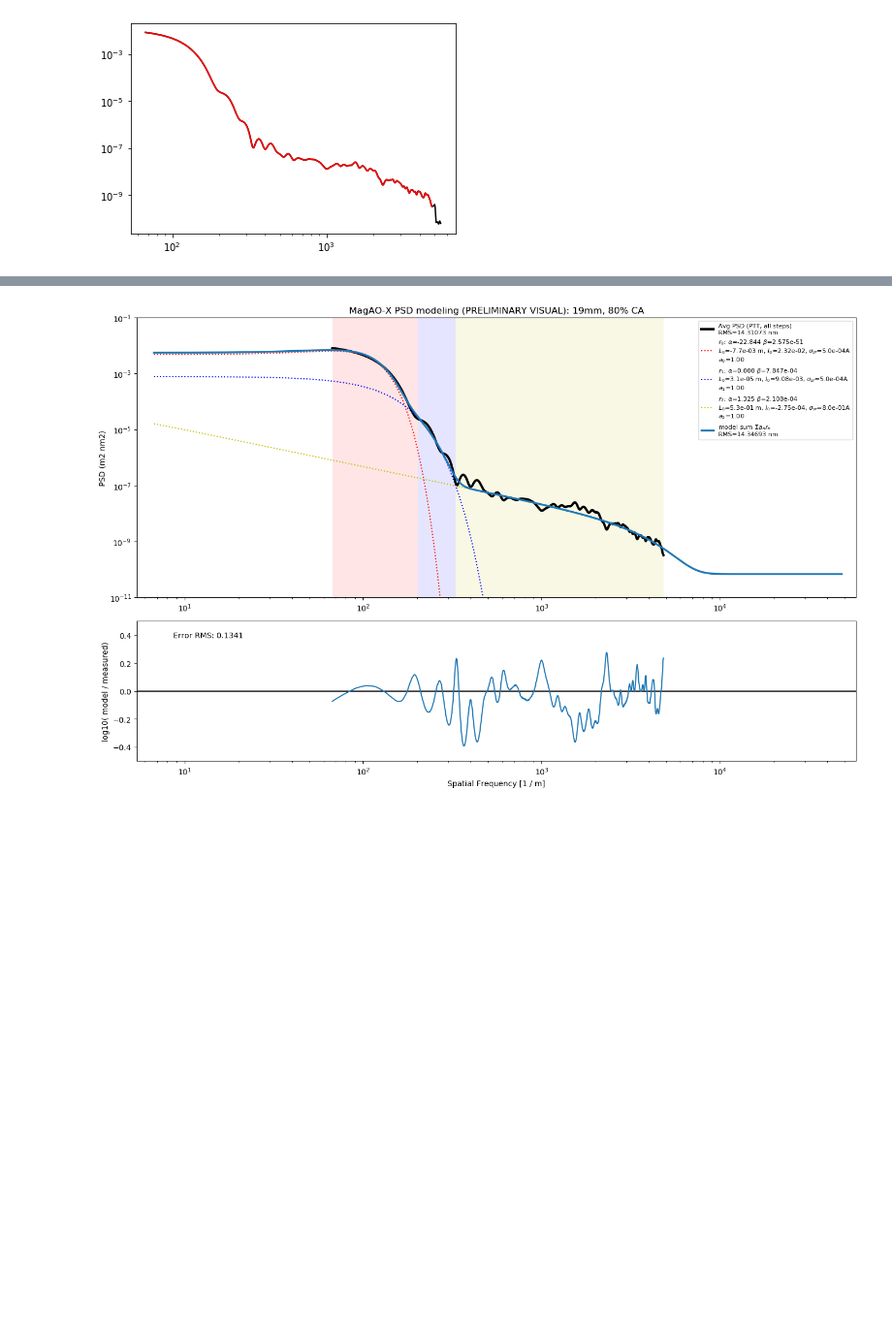
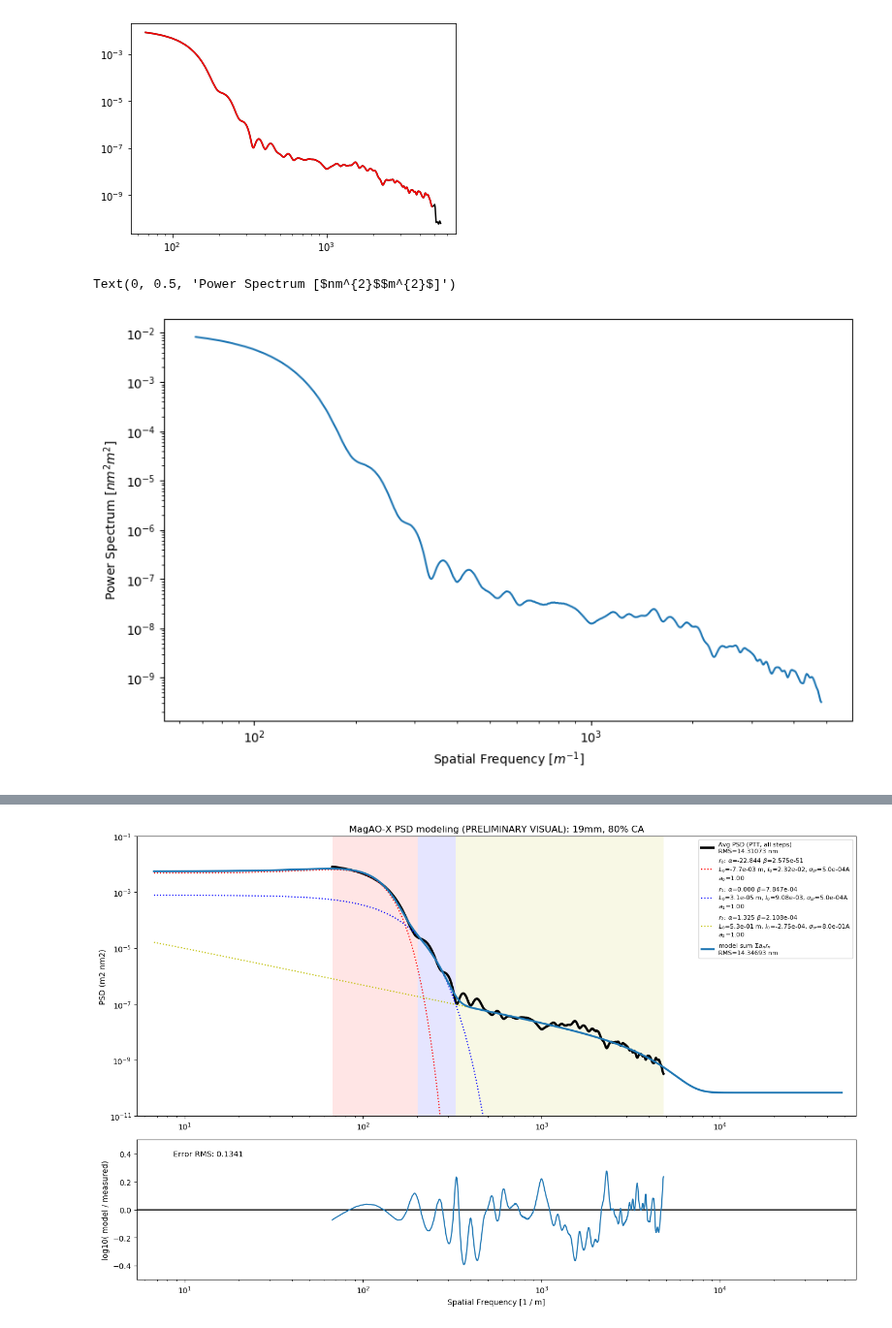
Before and after one commit to magao-x/magaox_poppy, a Jupyter notebook: PSD/PSDmodel_fm_19mm_glue.ipynb, the cells around one changed output, grey strips where cells are left out. Shown at 97% size. Cells and saved outputs as stored; diff of their text form; code cells hidden in the pictures; blank space fills up the shorter version.

```diff
--- a/PSD/PSDmodel_fm_19mm_glue.ipynb
+++ b/PSD/PSDmodel_fm_19mm_glue.ipynb
@@ -77,6 +81,16 @@ plt.loglog(fm.k_radial.value, fm.psd_radial_cal.value, label='cropped', color='r
 # %% [output]
 [<matplotlib.lines.Line2D at 0x...>]
 [figure]
+# %%
+plt.figure(figsize=[10,6],dpi=100, facecolor='white')
+plt.loglog(fm.k_radial.value, fm.psd_radial_cal.value)#, label='Average PSD')#, RMS={0:.3f}'.format(avg_rms))
+plt.xlabel('Spatial Frequency [{0}]'.format(r'$m^{-1}$'))
+plt.ylabel('Power Spectrum [{0}{1}]'.format(r'$nm^{2}$',r'$m^{2}$'))
+#plt.title('MagAO-X PSD: flat mirrors {0} glue, 80% CA, dust mask averaged steps'.format(flat_label))
+#plt.legend(prop={'size':9})#,loc='center left', bbox_to_anchor=(1, 0.5))
+# %% [output]
+Text(0, 0.5, 'Power Spectrum [$nm^{2}$$m^{2}$]')
+[figure, added]
 # %%
 # save the cropped data
 psd_dict = {'k_radial': fm.k_radial,
```
Also changed, not shown: parts of 7 cells of this notebook, 6 other files.
